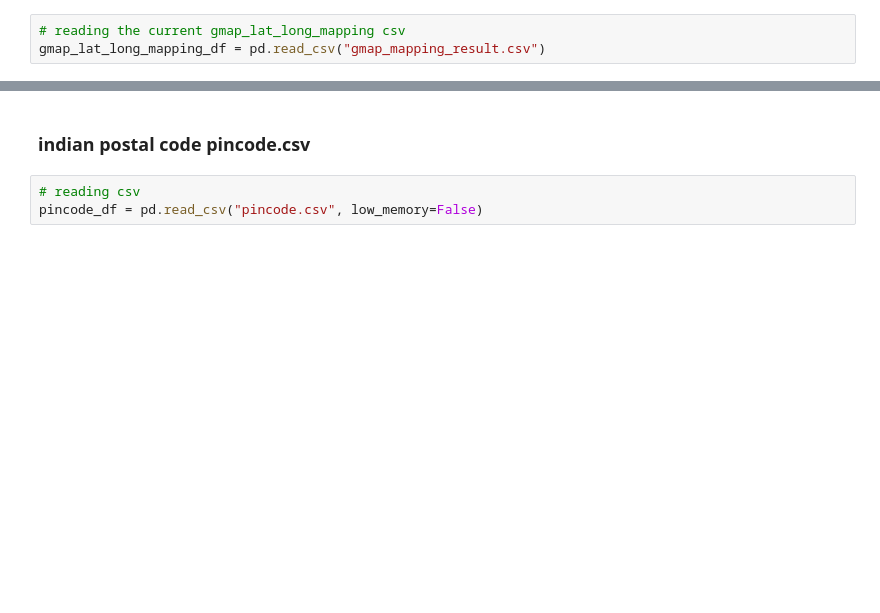
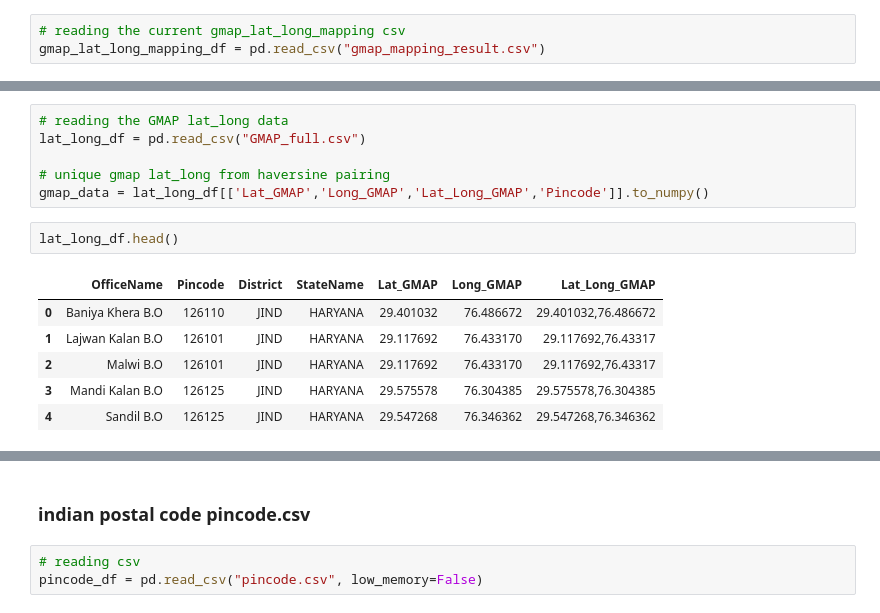
Before and after one commit to naman-mp360/google_cloud_storage-competitor_1_marketplace_pipeline, a Jupyter notebook: competitor_1-pipeline/movement_analysis.ipynb, the cells around one changed output, grey strips where cells are left out. Saved outputs shown, nothing was run; the diff lists cells and outputs as text; blank space fills up the shorter version.

```diff
--- a/competitor_1-pipeline/movement_analysis.ipynb
+++ b/competitor_1-pipeline/movement_analysis.ipynb
@@ -374,0 +398,15 @@ gmap_lat_long_mapping_df.shape
+# %%
+# reading the GMAP lat_long data
+lat_long_df = pd.read_csv("GMAP_full.csv")
+
+# unique gmap lat_long from haversine pairing
+gmap_data = lat_long_df[['Lat_GMAP','Long_GMAP','Lat_Long_GMAP','Pincode']].to_numpy()
+# %%
+lat_long_df.head()
+# %% [output]
+|  | OfficeName | Pincode | District | StateName | Lat_GMAP | Long_GMAP | Lat_Long_GMAP |
+| 0 | Baniya Khera B.O | 126110 | JIND | HARYANA | 29.401032 | 76.486672 | 29.401032,76.486672 |
+| 1 | Lajwan Kalan B.O | 126101 | JIND | HARYANA | 29.117692 | 76.433170 | 29.117692,76.43317 |
+| 2 | Malwi B.O | 126101 | JIND | HARYANA | 29.117692 | 76.433170 | 29.117692,76.43317 |
+| 3 | Mandi Kalan B.O | 126125 | JIND | HARYANA | 29.575578 | 76.304385 | 29.575578,76.304385 |
+| 4 | Sandil B.O | 126125 | JIND | HARYANA | 29.547268 | 76.346362 | 29.547268,76.346362 |
```
Also changed, not shown: parts of 93 cells of this notebook, 16 other files.
